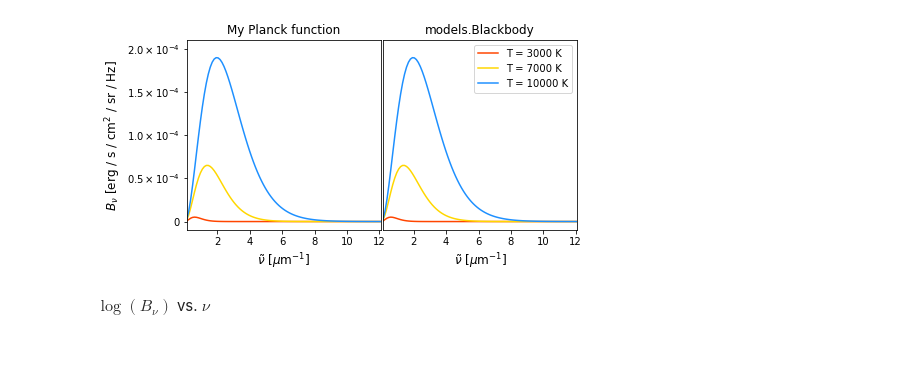
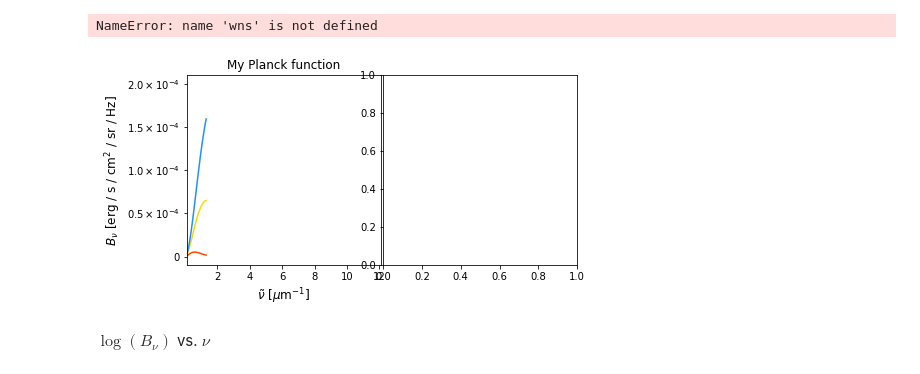
Before and after one commit to cdedrick/astro-530, a Jupyter notebook: hw1.ipynb, the cells around one changed output. Saved outputs shown, nothing was run; the diff lists cells and outputs as text; code cells hidden in the pictures.

```diff
--- a/hw1.ipynb
+++ b/hw1.ipynb
@@ -12,6 +14,0 @@ from astro530 import Planck
-# %%
-bb_3000 = models.BlackBody(temperature=3000*u.K)
-bb_7000 = models.BlackBody(temperature=7000*u.K)
-bb_10000 = models.BlackBody(temperature=10000*u.K)
-# %%
-wns = np.linspace(0.1, 12.1, 100)
@@ -19,0 +15,6 @@ $B_\nu$ vs. $\nu$
+# %%
+def astropyPlanck(wv, T):
+    return models.BlackBody(T * u.K)(wv * 1/u.micron)
+
+temps = [3000, 7000, 10000]
+colors = ['orangered', 'gold', 'dodgerblue']
@@ -22,37 +98,38 @@ plt.figure(figsize = (7, 3.5))
 gs = GridSpec(1, 2, wspace=0.01)
 
 ax1 = plt.subplot(gs[0])
-ax1.plot(wns, Planck(wns, 3000), color = 'orangered')
-ax1.plot(wns, Planck(wns, 7000),  color = 'gold')
-ax1.plot(wns, Planck(wns, 10000),  color = 'dodgerblue')
+ax1.plot(wv, Planck(wv, 3000), color = 'orangered')
+ax1.plot(wv, Planck(wv, 7000),  color = 'gold')
+ax1.plot(wv, Planck(wv, 10000),  color = 'dodgerblue')
 
 ax1.set_xlim(0.1, 12.1)
 ax1.set_ylim(-0.00001, 0.00021)
 ax1.set_yticks(np.linspace(0, 2, 5) * 10 ** -4)
 ax1.set_yticklabels(('0', r'$0.5 \times 10^{-4}$', r'$1.0 \times 10^{-4}$', r'$1.5 \times 10^{-4}$', r'$2.0 \times 10^{-4}$'))
 
 ax1.set_xlabel(r'$\tilde{\nu}$ [$\mu$m$^{-1}$]', size='large')
 ax1.set_ylabel(r'$B_\nu$ [erg / s / cm$^2$ / sr / Hz]', size='large')
 ax1.set_title('My Planck function')
 
 
 ax2 = plt.subplot(gs[1])
 ax2.plot(wns, bb_3000(wns * 1/u.micron), color = 'orangered', label = 'T = 3000 K')
 ax2.plot(wns, bb_7000(wns * 1/u.micron), color = 'gold', label = 'T = 7000 K')
 ax2.plot(wns, bb_10000(wns * 1/u.micron), color = 'dodgerblue', label = 'T = 10000 K')
 ax2.set_xlim(0.1, 12.1)
 ax2.set_ylim(-0.00001, 0.00021)
 
 ax2.set_xlabel(r'$\tilde{\nu}$ [$\mu$m$^{-1}$]', size='large')
 ax2.set_title('models.Blackbody')
 ax2.set_yticks(())
 
 ax2.legend()
 
 plt.savefig('hw1_fig1.png', bbox_inches='tight')
 plt.show()
 # %% [output]
+NameError: name 'wns' is not defined
-[figure, old version]
+[figure, new version]
 # %% [markdown]
 $\log(B_\nu)$ vs. $\nu$
 # %%
```
Also changed, not shown: parts of 5 cells of this notebook.
